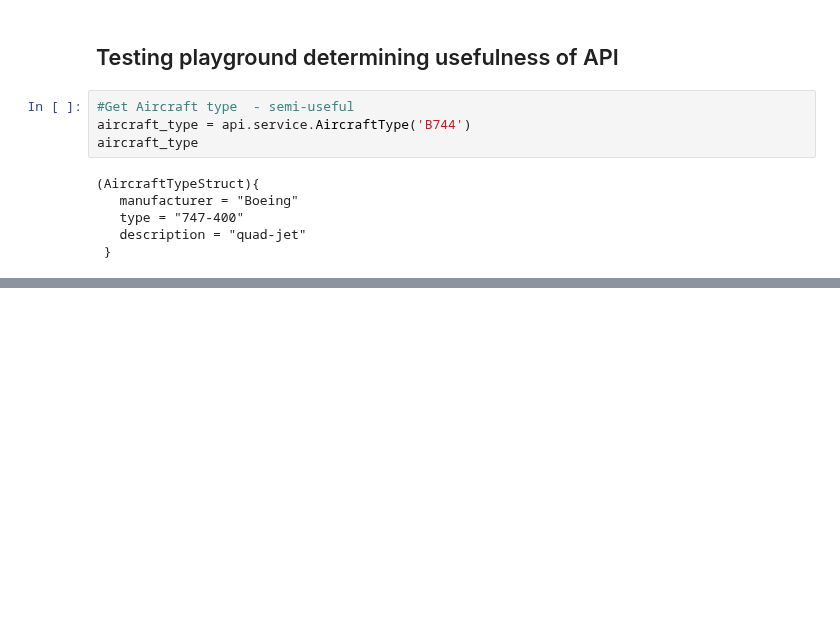
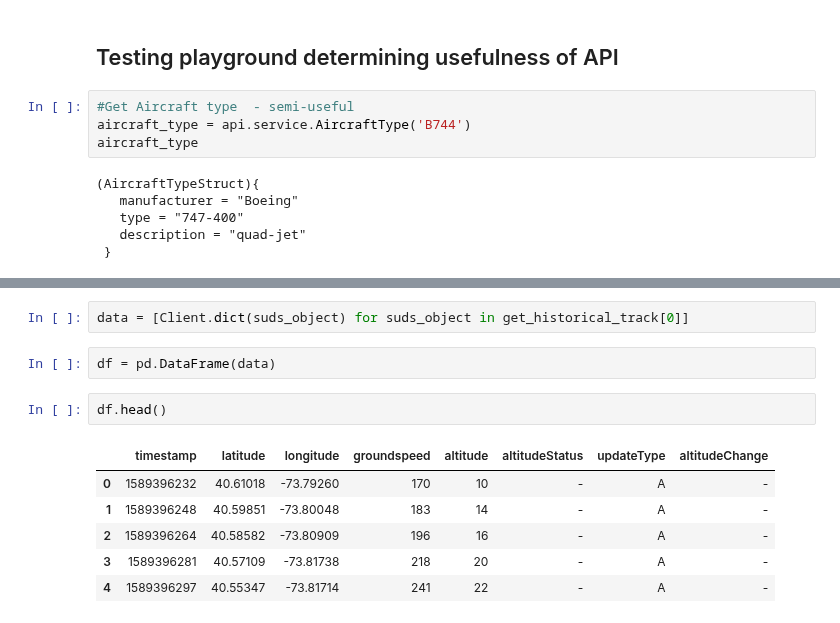
Before and after one commit to chriskuz/ga_capstone, a Jupyter notebook: code/flight_aware_data_scrape.ipynb, the cells around one changed output, grey strips where cells are left out. Drawn from its saved outputs; the diff is of its cells as text; blank space fills up the shorter version.

```diff
--- a/code/flight_aware_data_scrape.ipynb
+++ b/code/flight_aware_data_scrape.ipynb
@@ -177,0 +322,13 @@ test
+# %%
+data = [Client.dict(suds_object) for suds_object in get_historical_track[0]]
+# %%
+df = pd.DataFrame(data)
+# %%
+df.head()
+# %% [output]
+|  | timestamp | latitude | longitude | groundspeed | altitude | altitudeStatus | updateType | altitudeChange |
+| 0 | 1589396232 | 40.61018 | -73.79260 | 170 | 10 | - | A | - |
+| 1 | 1589396248 | 40.59851 | -73.80048 | 183 | 14 | - | A | - |
+| 2 | 1589396264 | 40.58582 | -73.80909 | 196 | 16 | - | A | - |
+| 3 | 1589396281 | 40.57109 | -73.81738 | 218 | 20 | - | A | - |
+| 4 | 1589396297 | 40.55347 | -73.81714 | 241 | 22 | - | A | - |
```
Also changed, not shown: parts of 38 cells of this notebook.
